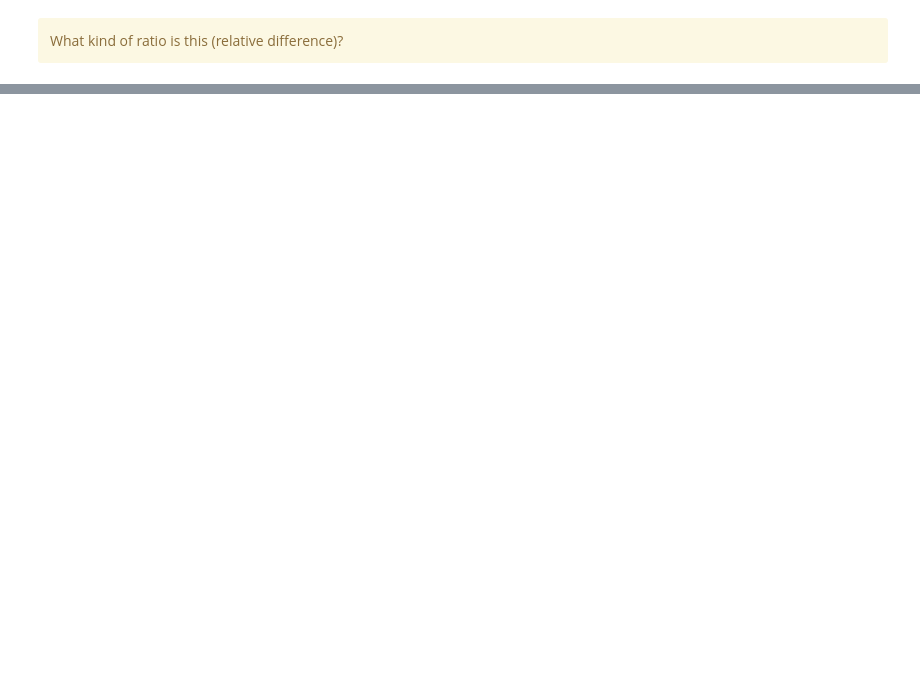
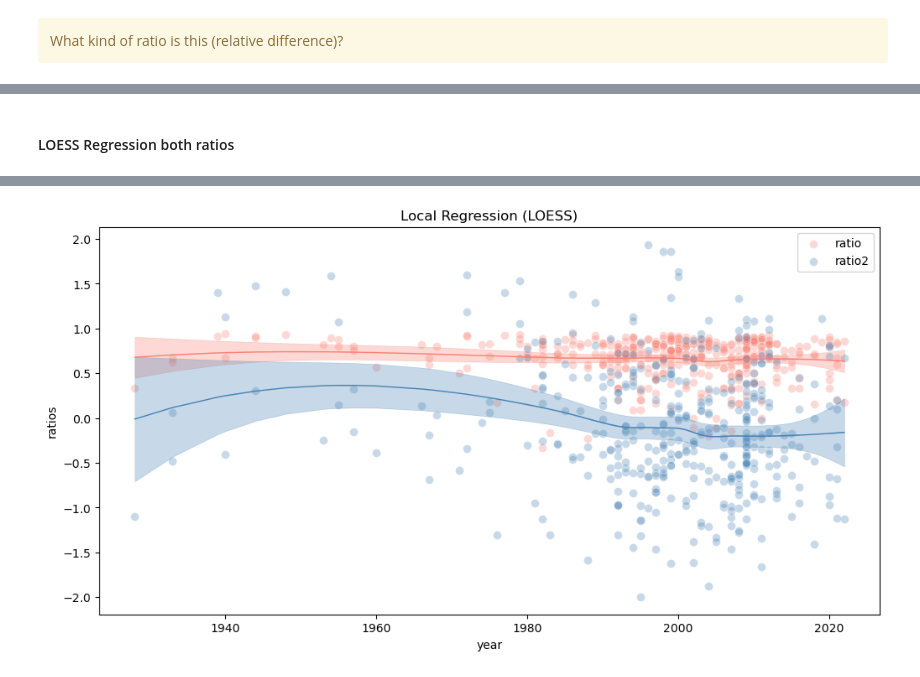
Before and after one commit to dominikpegler/computational-social-sciences, a Jupyter notebook: assignments/Assignment 3 - Diachronic analysis of movie dialogues.ipynb, the cells around one changed output, grey strips where cells are left out. Drawn from its saved outputs; the diff is of its cells as text; code cells hidden in the pictures; blank space fills up the shorter version.

```diff
--- a/assignments/Assignment 3 - Diachronic analysis of movie dialogues.ipynb
+++ b/assignments/Assignment 3 - Diachronic analysis of movie dialogues.ipynb
@@ -819,0 +930,79 @@ g.fig.tight_layout()
+# %% [markdown]
+#### LOESS Regression both ratios
+# %%
+#!pip install scikit-misc
+
+from skmisc.loess import loess, loess_confidence_intervals
+
+fig, ax = plt.subplots(figsize=(12, 6))
+
+
+def loess_plot(df, x_var, y_var, ax, color, label):
+
+    loess_model = loess(df_clean[x_var], df_clean[y_var])
+    # Unweighted fit (=default; all the weights are 1).
+    y_fit = loess_model.outputs.fitted_values
+    y_fit_lower_ci = loess_confidence_intervals(
+        loess_model.predict(df_clean[x_var], stderror=True), 0.05
+    ).lower
+
+    y_fit_upper_ci = loess_confidence_intervals(
+        loess_model.predict(df_clean[x_var], stderror=True), 0.05
+    ).upper
+
+    df_clean["loess_fitted_values"] = loess_model.outputs.fitted_values
+
+    sns.lineplot(
+        data=df_clean,
+        x=x_var,
+        y="loess_fitted_values",
+        ax=ax,
+        color=color,
+        linewidth=1,
+    )
+
+    sns.scatterplot(
+        data=df_clean,
+        x=x_var,
+        y=y_var,
+        ax=ax,
+        alpha=0.3,
+        s=50,
+        color=color,
+        label=label,
+    )
+
+    ci_band = pd.DataFrame(columns=["x", "y_upper", "y_lower"])
+
+    ci_band["x"] = df_clean[x_var]
+    ci_band["y_upper"] = y_fit_upper_ci
+    ci_band["y_lower"] = y_fit_lower_ci
+    ci_band = ci_band.sort_values("x")
+    ax.fill_between(
+        x=ci_band["x"],
+        y1=ci_band["y_upper"],
+        y2=ci_band["y_lower"],
+        alpha=0.3,
+        linewidth=0.5,
+        color=color,
+    )
+    ax.set_title("Local Regression (LOESS)")
+    ax.set_ylabel(y_var)
+    plt.legend()
+
+    return loess_model.output_summary()
+
+
+summary1 = loess_plot(
+    df_clean, "year", "ratio_hope_rage_out", ax, color="salmon", label="ratio"
+)
+summary2 = loess_plot(
+    df_clean, "year", "ratio_hope_rage2_out", ax, color="steelblue", label="ratio2"
+)
+
+print(summary1, "\n")
+print(summary2)
+
+plt.ylabel("ratios")
+plt.savefig("fig_ratio_loess.png", dpi=300)
+# %% [output]
@@ -819,0 +1022 @@ g.fig.tight_layout()
+[figure, added]
```
Also changed, not shown: parts of 57 cells of this notebook.
